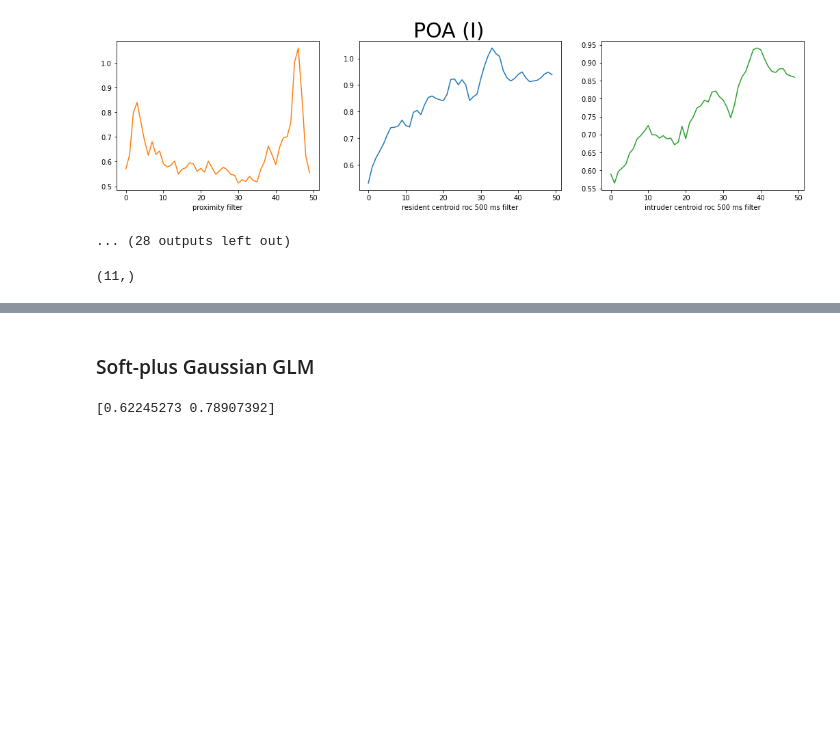
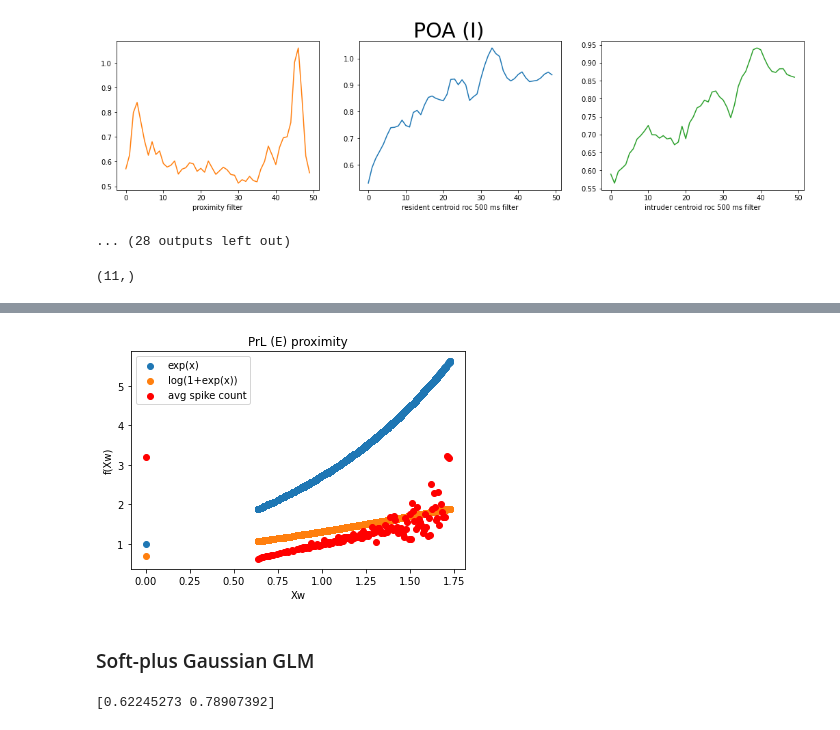
Before and after one commit to lenca56/Falkner_Multi-region_Aggression, a Jupyter notebook: code/GLM_Tuning_Curves.ipynb, the cells around one changed output, grey strips where cells are left out. Saved outputs shown, nothing was run; the diff lists cells and outputs as text; code cells hidden in the pictures; blank space fills up the shorter version.

```diff
--- a/code/GLM_Tuning_Curves.ipynb
+++ b/code/GLM_Tuning_Curves.ipynb
@@ -155,20 +230,44 @@ print(W_map[0,0,0].shape)
 # %%
-w_MLE = solution_GLM_linear_Gaussian(X_all, Y_all, lamda=0.1)
-N = 80
+# loading cluster fits
+animal = '91R2'
+df = load_and_wrangle(animal)
+regions = get_regions_dataframe(df)
+
+alpha_values = [10**x for x in range(-4,5)]
+Nbin_values = [2**x for x in range(3,9)]
+
+region = regions[0] # region (instead of for loop over all)
+
+fits = np.load(f'../data/{animal}/{animal}_MAP-estimation_region={region}.npz', allow_pickle=True)
+W_map = fits['W_map']
+train_mse = fits['train_mse']
+test_mse = fits['test_mse']
+
+index = 0 # index of feature (instead of for loop over all)
+
+best_ind = np.unravel_index(np.argmin(test_mse[ind, :, :]), test_mse[ind, :, :].shape) # finding best index across bin number and alphas
+X_all, X, bin_centers = get_design_X_GLM_features(animal, [featuresShortlist[ind]], Nbin_values[best_ind[0]])
+Y_all, Y = get_output_Y_GLM(animal, region)
+w_MLE = W_map[ind, best_ind[0], best_ind[1]]
+
+N = Nbin_values[best_ind[0]]
 h = np.histogram(X_all @ w_MLE, bins=N)
 y_avg = np.zeros((N))
 for bin in range(0,N):
   ind_higher = np.argwhere(X_all @ w_MLE >= h[1][bin]).flatten()
   ind_lower = np.argwhere(X_all @ w_MLE < h[1][bin+1]).flatten()
   ind_bin = list(set(ind_lower).intersection(set(ind_higher)))
   y_avg[bin] = Y_all[ind_bin].sum()/len(ind_bin)
 plt.scatter(X_all @ w_MLE, np.exp(X_all @ w_MLE), label='exp(x)')
 plt.scatter(X_all @ w_MLE, np.log(1+np.exp(X_all @ w_MLE)), label='log(1+exp(x))')
 plt.scatter(h[1][:-1], y_avg, color='red', label='avg spike count')
 plt.xlabel('Xw')
 plt.ylabel('f(Xw)')
 plt.legend()
+plt.title(region + " " + featuresShortlist[index])
 plt.show()
+# %% [output]
+[figure, added]
 # %%
 from sklearn.model_selection import train_test_split
 lamda_values = [0.1,1,10,100,1000] #,3000,10000,30000]
```
Also changed, not shown: parts of 4 cells of this notebook, 4 other files.
